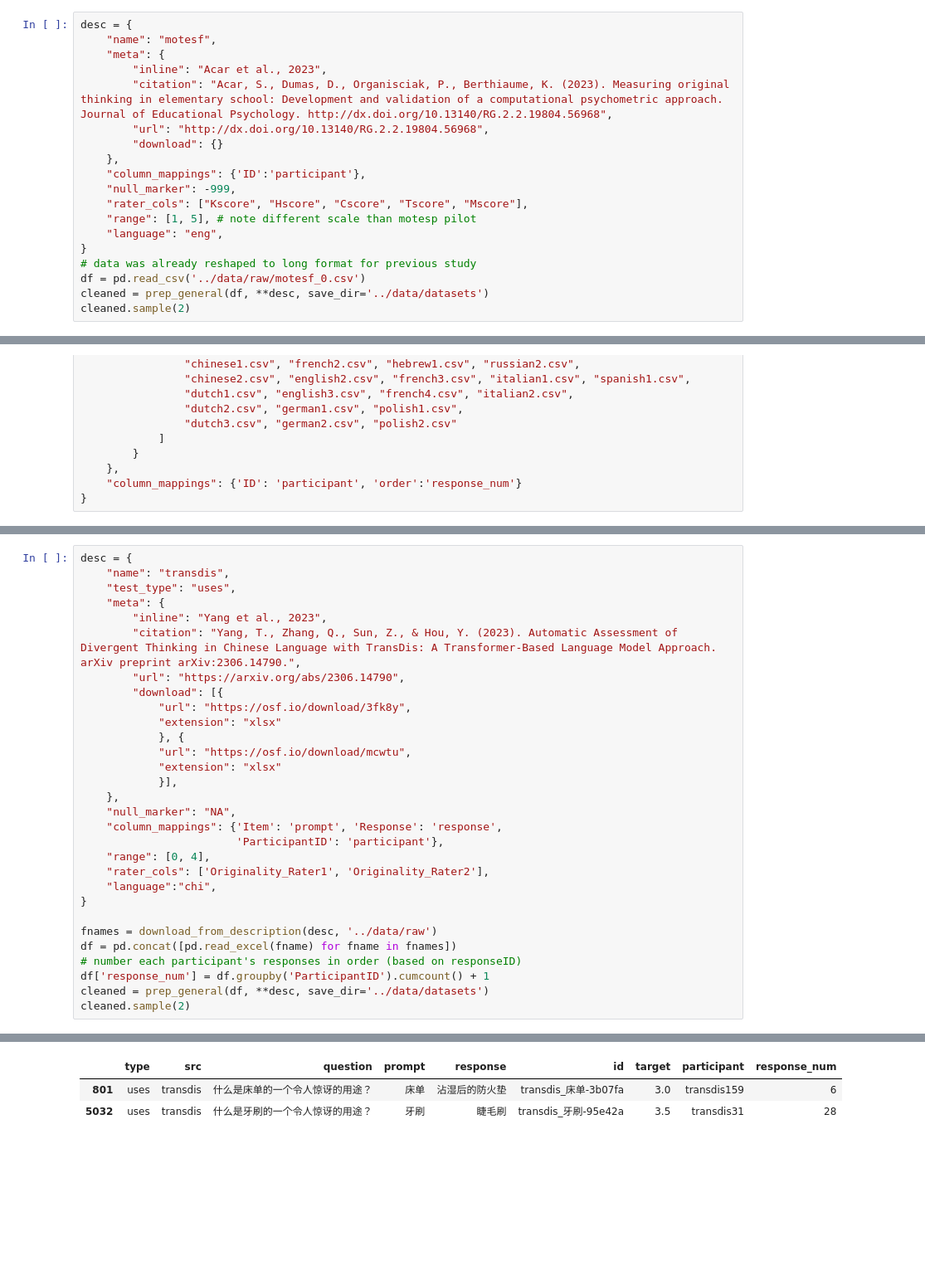
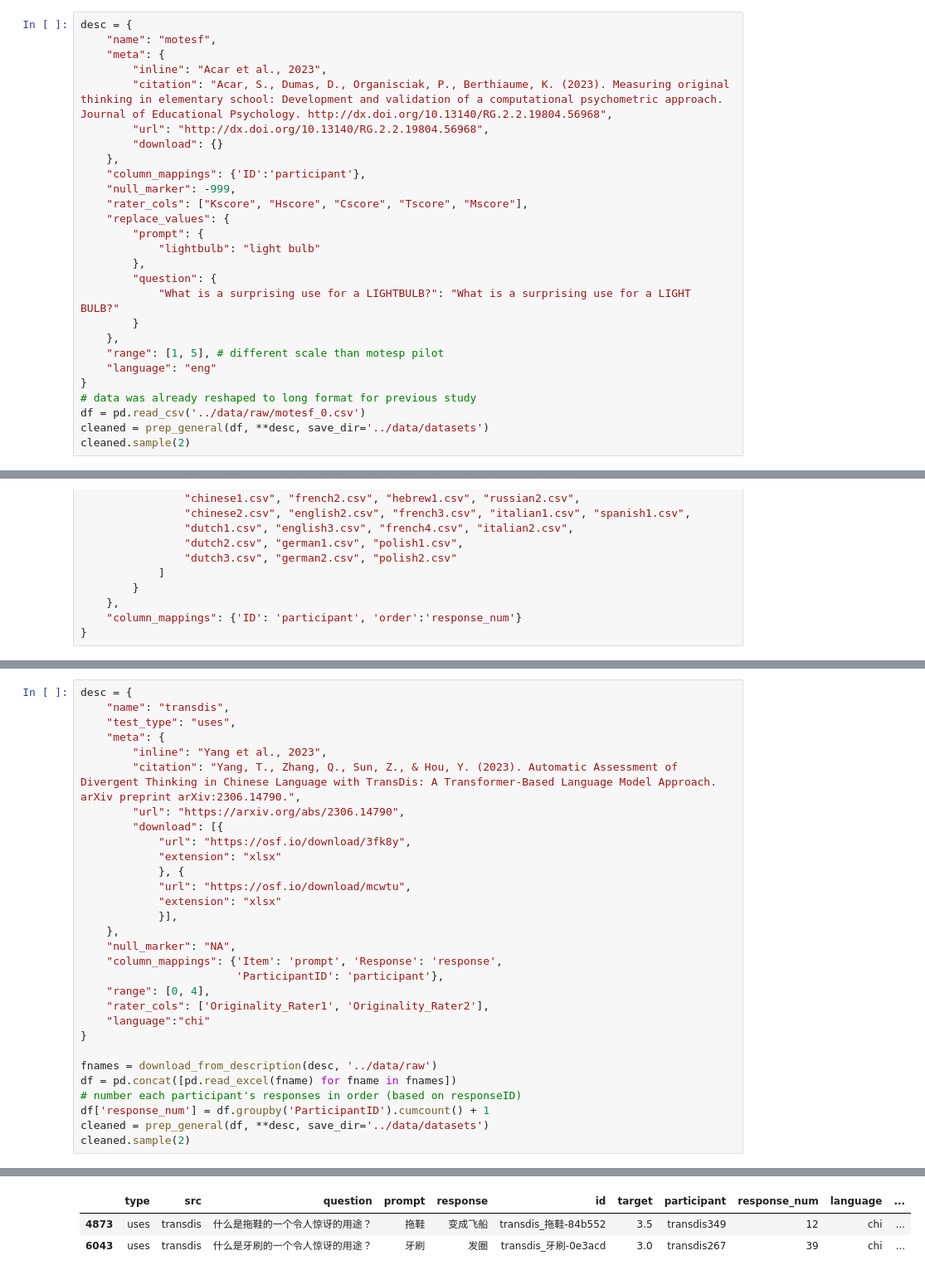
Before and after one commit to massivetexts/ocsai, a Jupyter notebook: notebooks/cleanDatasets.ipynb, the cells around one changed output, grey strips where cells are left out. Shown: that part at 83% size. Saved outputs shown, nothing was run; the diff lists cells and outputs as text; blank space fills up the shorter version.

```diff
--- a/notebooks/cleanDatasets.ipynb
+++ b/notebooks/cleanDatasets.ipynb
@@ -482,8 +487,16 @@ desc = {
     "column_mappings": {'ID':'participant'},
     "null_marker": -999,
     "rater_cols": ["Kscore", "Hscore", "Cscore", "Tscore", "Mscore"],
-    "range": [1, 5], # note different scale than motesp pilot
-    "language": "eng",
+    "replace_values": {
+        "prompt": {
+            "lightbulb": "light bulb"
+        },
+        "question": {
+            "What is a surprising use for a LIGHTBULB?": "What is a surprising use for a LIGHT BULB?"
+        }
+    },
+    "range": [1, 5], # different scale than motesp pilot
+    "language": "eng"
 }
 # data was already reshaped to long format for previous study
 df = pd.read_csv('../data/raw/motesf_0.csv')
@@ -708,34 +664,34 @@ desc = {
     },
     "null_marker": "NA",
     "column_mappings": {'Item': 'prompt', 'Response': 'response',
                         'ParticipantID': 'participant'},
     "range": [0, 4],
     "rater_cols": ['Originality_Rater1', 'Originality_Rater2'],
-    "language":"chi",
+    "language":"chi"
 }
 
 fnames = download_from_description(desc, '../data/raw')
 df = pd.concat([pd.read_excel(fname) for fname in fnames])
 # number each participant's responses in order (based on responseID)
 df['response_num'] = df.groupby('ParticipantID').cumcount() + 1
 cleaned = prep_general(df, **desc, save_dir='../data/datasets')
 cleaned.sample(2)
 # %% [output]
 ### Loading *Yang et al., 2023*
 Yang, T., Zhang, Q., Sun, Z., & Hou, Y. (2023). Automatic Assessment of Divergent Thinking in Chinese Language with TransDis: A Transformer-Based Language Model Approach. arXiv preprint arXiv:2306.14790.
 - Renaming columns {'Item': 'prompt', 'Response': 'response', 'ParticipantID': 'participant'}
 Replacing NA with NaN in response column
 Dropping 4 unrated items
 - name: transdis
 - no_of_prompts: 4
 - no_of_participants: 350
 - no_of_data_points: 8007
 - prompts: ['床单', '筷子', '拖鞋', '牙刷']
 - ICC2k: 0.67
 - ICC2k_CI: 0.6-0.73
 - ICC3k: 0.7
 - rater_cols: ['Originality_Rater1', 'Originality_Rater2']
 - no_of_raters: 2
-|  | type | src | question | prompt | response | id | target | participant | response_num |
-| 801 | uses | transdis | 什么是床单的一个令人惊讶的用途？ | 床单 | 沾湿后的防火垫 | transdis_床单-3b07fa | 3.0 | transdis159 | 6 |
-| 5032 | uses | transdis | 什么是牙刷的一个令人惊讶的用途？ | 牙刷 | 睫毛刷 | transdis_牙刷-95e42a | 3.5 | transdis31 | 28 |
+|  | type | src | question | prompt | response | id | target | participant | response_num | language | ... |
+| 4873 | uses | transdis | 什么是拖鞋的一个令人惊讶的用途？ | 拖鞋 | 变成飞船 | transdis_拖鞋-84b552 | 3.5 | transdis349 | 12 | chi | ... |
+| 6043 | uses | transdis | 什么是牙刷的一个令人惊讶的用途？ | 牙刷 | 发圈 | transdis_牙刷-0e3acd | 3.0 | transdis267 | 39 | chi | ... |
```
Also changed, not shown: parts of 21 cells of this notebook.
